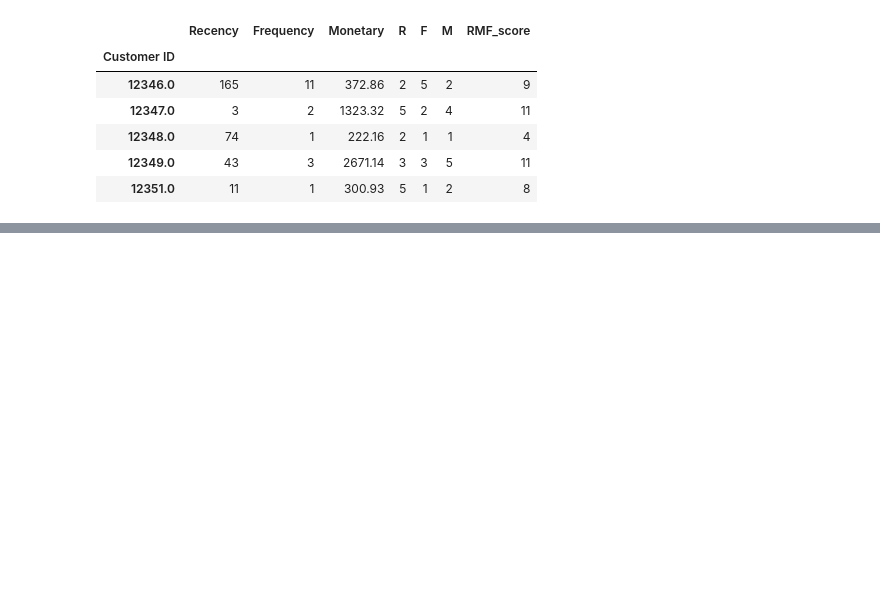
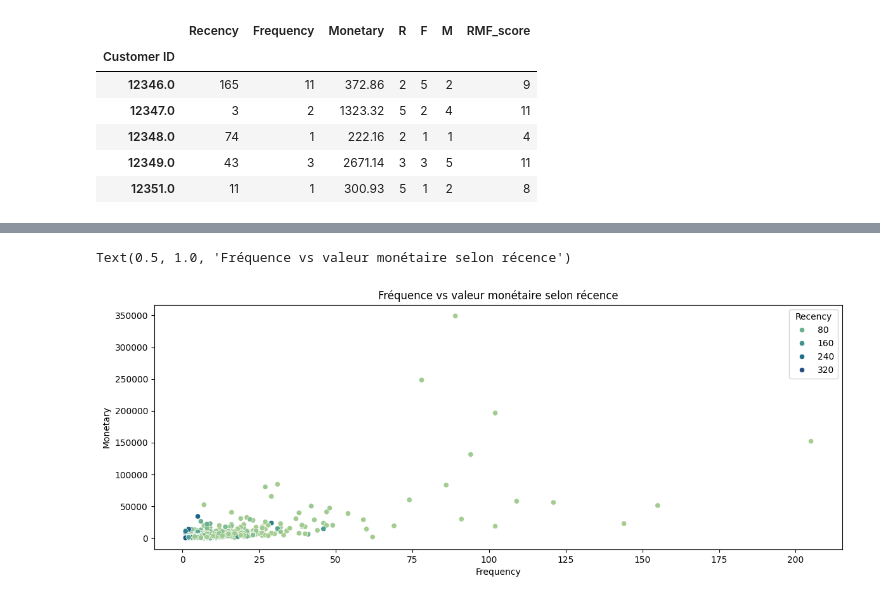
Before and after one commit to Flockyy/RFM, a Jupyter notebook: rfm_j.ipynb, the cells around one changed output, grey strips where cells are left out. Cells and saved outputs as stored; diff of their text form; code cells hidden in the pictures; blank space fills up the shorter version.

```diff
--- a/rfm_j.ipynb
+++ b/rfm_j.ipynb
@@ -94,0 +159,9 @@ rfm.head(10)
+# %%
+#Nuage de points
+plt.figure(figsize=(14,5))
+col = sns.color_palette("crest", as_cmap=True)
+sns.scatterplot(data = rfm, x = "Frequency", y = "Monetary", hue= "Recency", palette = col)
+plt.title("Fréquence vs valeur monétaire selon récence")
+# %% [output]
+Text(0.5, 1.0, 'Fréquence vs valeur monétaire selon récence')
+[figure, added]
```
Also changed, not shown: parts of 6 cells of this notebook.
